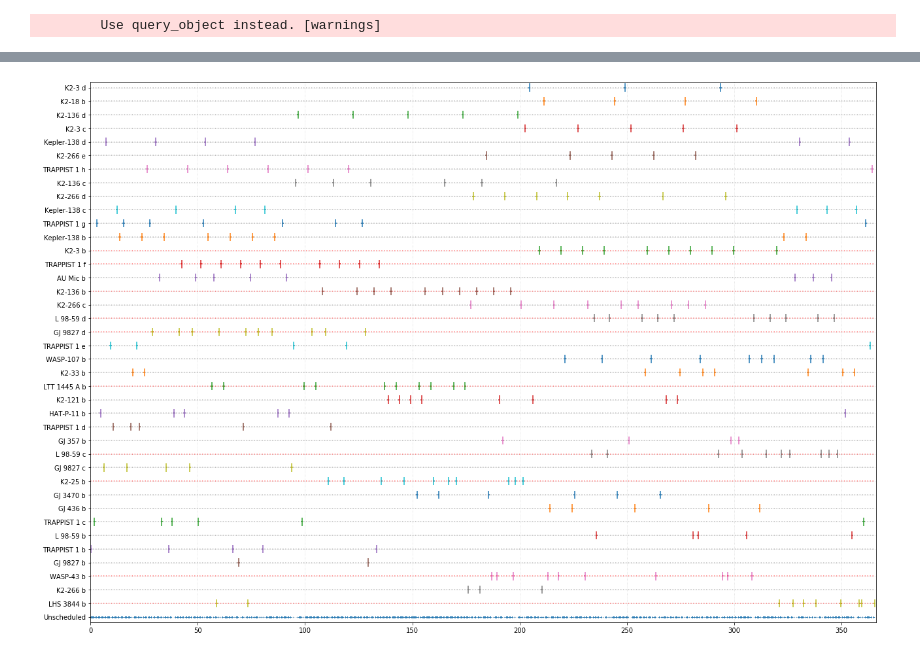
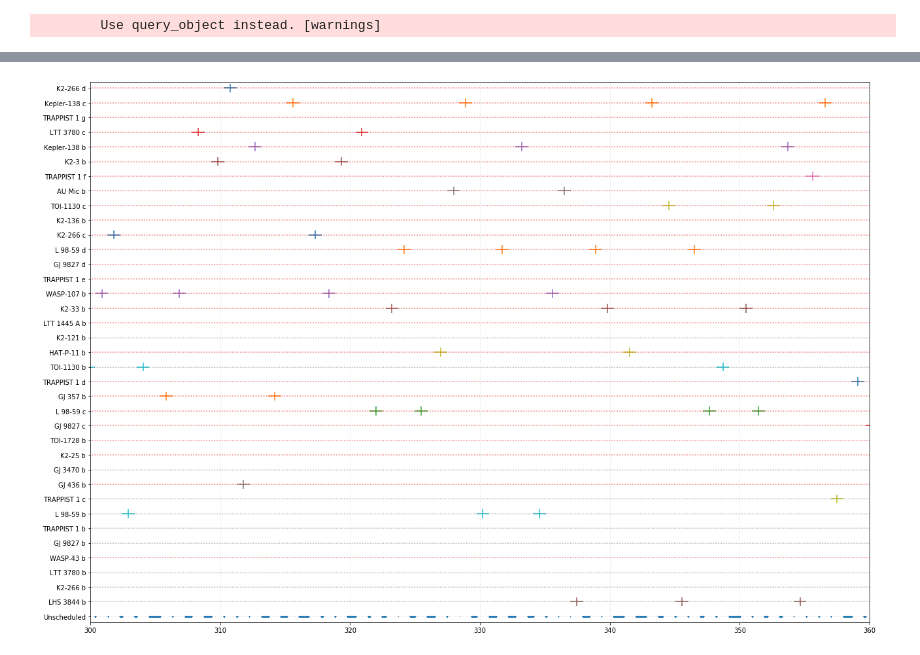
Before and after one commit to mrtommyb/Pandora_observing, a Jupyter notebook: notebooks/mock_observing_calendar.ipynb, the cells around one changed output, grey strips where cells are left out. Saved outputs shown, nothing was run; the diff lists cells and outputs as text; code cells hidden in the pictures.

```diff
--- a/notebooks/mock_observing_calendar.ipynb
+++ b/notebooks/mock_observing_calendar.ipynb
@@ -39,6 +43,9 @@ transit_times = {}
 obs_transit_times = {}
 anti_solar = {}
 porb = {}
+# %%
+mission_duration = 365.25
+porb_limit = 17
 # %%
 for star in tqdm.tqdm(targets):
     for pletter in string.ascii_lowercase[1:targets[star]+1]:
@@ -47,6 +54,8 @@ for star in tqdm.tqdm(targets):
         # get relevant planet properties
         epoch = Time(planet_properties['pl_tranmid'], format='jd')
         period = planet_properties['pl_orbper']
+        if period > porb_limit * u.day:
+            continue
         transit_duration = planet_properties['pl_trandur']
         porb[f"{star} {pletter}"] = period
         # Create an EclipsingSystem object for HD 209458
@@ -56,16 +65,16 @@ for star in tqdm.tqdm(targets):
 
         # Calculate next three mid-transit times which occur after ``obs_time``
         obs_time = Time('2025-01-01 00:00')
-        n_eclipses = 365.25 * u.day / period + 1
+        n_eclipses = mission_duration * u.day / period + 1
         planet.next_primary_eclipse_time(obs_time, n_eclipses=n_eclipses)
 
         transit_times[f"{star} {pletter}"] =  planet.next_primary_eclipse_time(obs_time, n_eclipses=n_eclipses)
 
         ast = ((Time('2025-03-21 00:00') +
                    (planet_properties["st_elon"] /(360*u.deg)) *
-                   365.25 * u.day) - (3*365.25) * u.day)
+                   mission_duration * u.day) - (3*mission_duration) * u.day)
         while ast < Time('2025-1-1 00:00'):
-                ast += 365.25 * u.day
+                ast += mission_duration * u.day
         anti_solar[f"{star} {pletter}"] = ast
 # %% [output]
         Use query_object instead. [warnings]
@@ -96,6 +85,6 @@ anti_solar
 # %%
 i = len(transit_times)-1
-window = 70
+window = 80
 # with time_support():
 yticklabels = []
 fig, ax = plt.subplots(1, 1, figsize=[18, 12])
@@ -104,13 +93,15 @@ for tt in tqdm.tqdm(transit_times):
     mask = np.ones(ntransits, dtype=bool)
     for j, ttime in enumerate(transit_times[tt]):
         if (((ttime >= anti_solar[tt] - window) and (ttime <= anti_solar[tt] + window)) or
-            ((ttime >= anti_solar[tt] - window - 365.25) and (ttime <= anti_solar[tt] + window - 365.25)) or
-            ((ttime >= anti_solar[tt] - window + 365.25) and (ttime <= anti_solar[tt] + window + 365.25))):
+            ((ttime >= anti_solar[tt] - window - mission_duration) and
+             (ttime <= anti_solar[tt] + window - mission_duration)) or
+            ((ttime >= anti_solar[tt] - window + mission_duration) and
+             (ttime <= anti_solar[tt] + window + mission_duration))):
             mask[j] = True
         else:
             mask[j] = False
     tx = (transit_times[tt][mask] - Time('2025-01-01 00:00')).jd
-    obs_transit_times[tt] = [x for x in tx if (x >0) and (x < 365.25)]
+    obs_transit_times[tt] = [x for x in tx if (x >0) and (x < mission_duration)]
     ax.errorbar(tx, np.repeat(i, len(tx)), xerr=0.5,
             yerr=0.3,
             ls="",
@@ -131,6 +122,7 @@ plt.savefig("mock_observing calendar.png", dpi=200)
 # %%
 porb_sorted = sorted(porb.items(), key=lambda x: x[1], reverse=True)
 # %%
-minutes_in_a_year = int(365.25 * (86400/60))
-minutes_12_hours = int(60 * 12)
+minutes_in_mission = int(mission_duration * (86400/60))
+minutes_12_hours = int(60 * 11)
+max_transits = 10
 # %%
@@ -175,30 +180,30 @@ plt.plot(open_times)
 # %%
 i = len(scheduled_transit)-1
 yticklabels = []
 fig, ax = plt.subplots(1, 1, figsize=[18, 12])
 for planet in tqdm.tqdm(scheduled_transit):
     ntransits = len(scheduled_transit[planet])
     ax.errorbar(scheduled_transit[planet], np.repeat(i, ntransits), xerr=0.5,
             yerr=0.3,
             ls="",
             marker="")
     yticklabels.append(planet)
-    if ntransits >= 10:
-        ax.hlines(i, 0, 365.25, color='r', ls=':', alpha=0.5)
+    if ntransits >= max_transits:
+        ax.hlines(i, 0, mission_duration, color='r', ls=':', alpha=0.5)
     else:
-        ax.hlines(i, 0, 365.25, color='grey', ls=':', alpha=0.5)
+        ax.hlines(i, 0, mission_duration, color='grey', ls=':', alpha=0.5)
     i -= 1
-ax.scatter(np.where(open_times,np.arange(minutes_in_a_year)/1440, np.nan),
+ax.scatter(np.where(open_times,np.arange(minutes_in_mission)/1440, np.nan),
          np.repeat(-1, len(open_times)), s=0.1)
 yticklabels.append("Unscheduled")
 ax.set(yticks=np.arange(-1, len(scheduled_transit)), yticklabels=yticklabels[::-1])
 ax.set_xlim(0, 366)
 ax.grid(ls=":", alpha=0.5, which="both")
-# ax.set_xlim(0, 30)
+ax.set_xlim(300, 360)
 ax.set_ylim(-1.4, len(scheduled_transit)-1+0.4)
 
 plt.tight_layout()
 
 plt.savefig("mock_year_in_the_life_v1.png", dpi=200)
 # %% [output]
-[figure, old version]
+[figure, new version]
```
Also changed, not shown: parts of 19 cells of this notebook, 3 other files.
